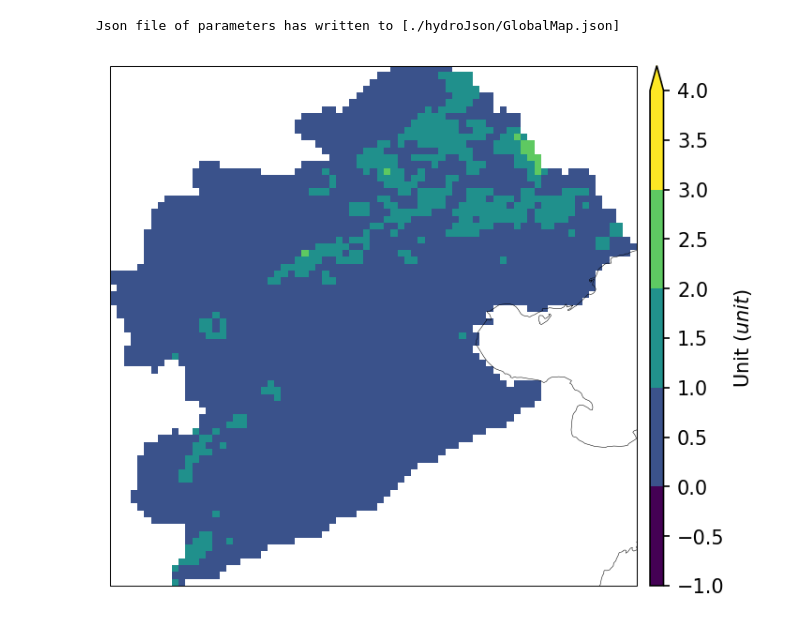
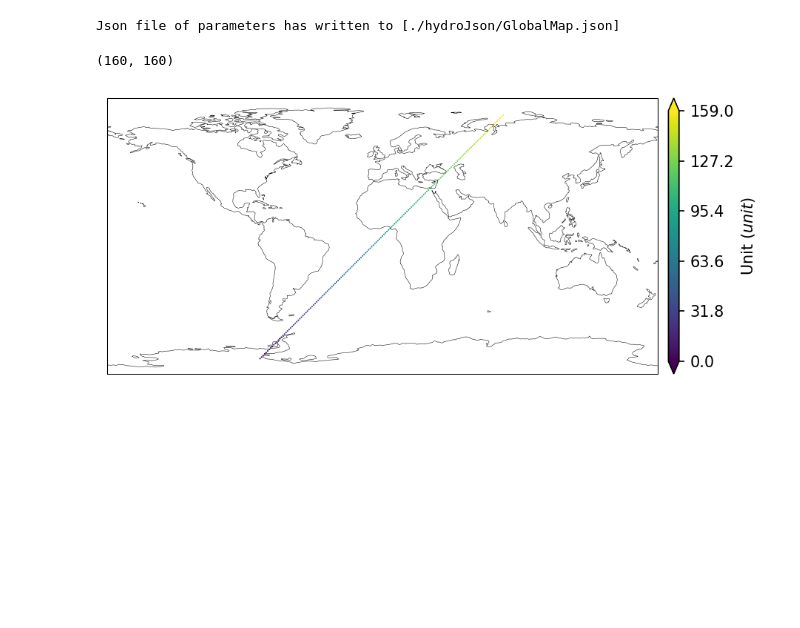
Before and after one commit to PerhapsChen/HydroVisCal, a Jupyter notebook: workspace/EXAMPLE_BaseMap.ipynb, the cells around one changed output. Saved outputs shown, nothing was run; the diff lists cells and outputs as text; code cells hidden in the pictures; blank space fills up the shorter version.

Commit message:
add stackScatter.

```diff
--- a/workspace/EXAMPLE_BaseMap.ipynb
+++ b/workspace/EXAMPLE_BaseMap.ipynb
@@ -61,7 +61,41 @@ def genGlobalMapJson(outputJsonPath='./hydroJson/GlobalMap.json', returnDict=Fal
                     },
                 'cbar_unit'         : 'Unit ($unit$)',
                 'cbar_extend'       : 'both',
-            }
+            },
+
+        'stackSct'          :
+            {
+                'extent_pad'        : 5,
+                'remap'             : False,
+                'cmap_string'       : 'viridis',
+                'cmap_pcs'          : -1,
+
+                'marker_size'       : 1,
+                'marker_style'      :'o',
+                'marker_alhpa'      : 1,
+                'marker_lw'         : 0,
+                'marker_edgecolor'  : 'k',
+
+                'cbar_limit'        : [],
+                'cbar_ticks_params' : [],
+                'cbar_shrink_ticks' : False,
+                'has_colorbar'      : True,
+                'cbar_orientation'  : 'V',
+                'vertical_paras'    :
+                    {
+                        'pad'       : 0.015,
+                        'width'     : 0.015,
+                        'len'       : 0.6,
+                    },
+                'horizontal_paras' :
+                    {
+                        'pad'       : 0.02,
+                        'width'     : 0.03,
+                        'len'       : 0.6,
+                    },
+                'cbar_unit'         : 'Unit ($unit$)',
+                'cbar_extend'       : 'both',
+            },
     }
 
     if not os.path.exists(os.path.dirname(outputJsonPath)):
@@ -230,11 +353,20 @@ ds = xr.open_dataset('../data/lai_jjj_annual.nc')
 lon = ds.lon.values
 lat = ds.lat.values
 data = ds.lai.values
+# %%
+data = np.arange(160)
+lat = np.arange(-80, 80, 1)
+lon = np.arange(-80, 80, 1)
+# %%
+len(data), len(lat)
+# %% [output]
+(160, 160)
 # %%
 b = GlobalMap()
 b.baseMap()
 # b.ax.plot([114,20],[40, 20], transform=ccrs.PlateCarree())
 # b.ax.get_extent(ccrs.PlateCarree())
-b.stackImage(data[0], lat, lon)
+# b.stackImage(data[0], lat, lon)
+b.stackScatter(data=data, lon=lon, lat=lat)
 # %% [output]
-[figure, old version]
+[figure, new version]
```
Also changed, not shown: parts of 1 cell of this notebook, 3 other files.
